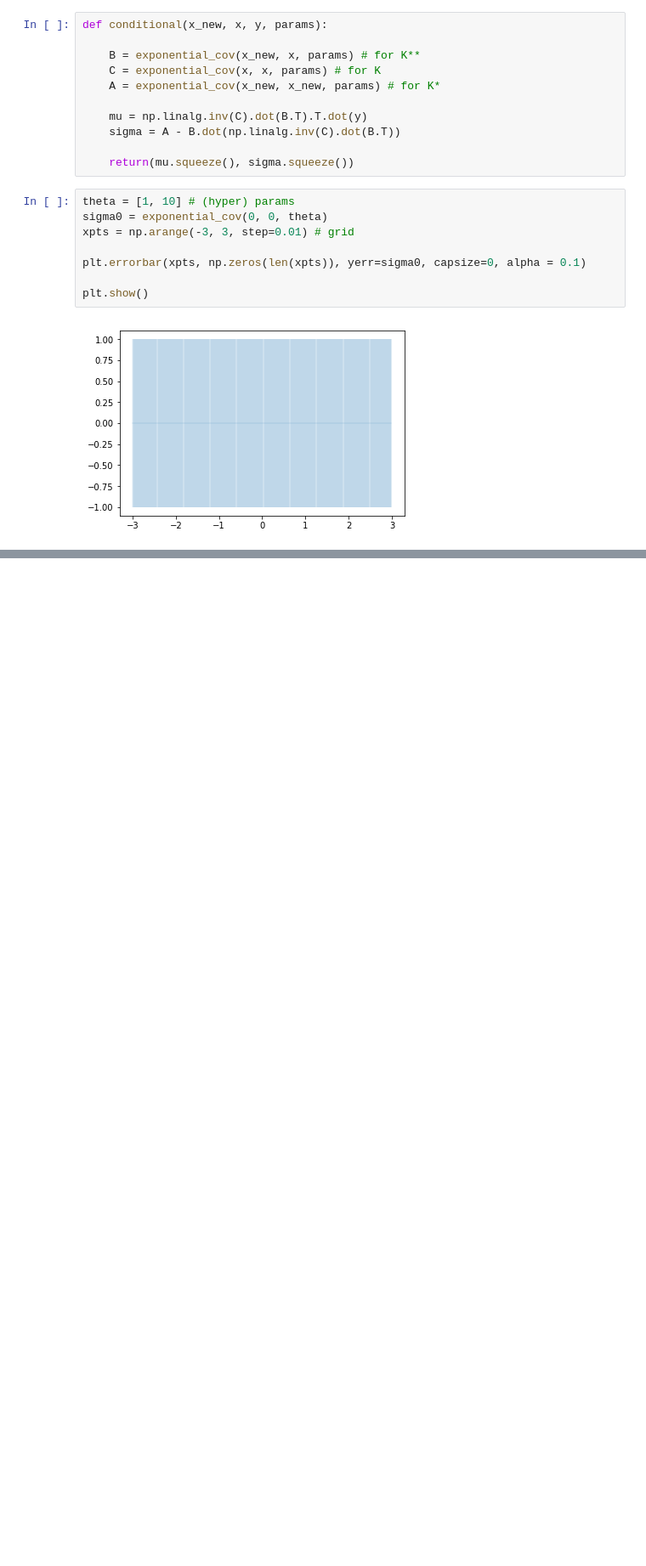
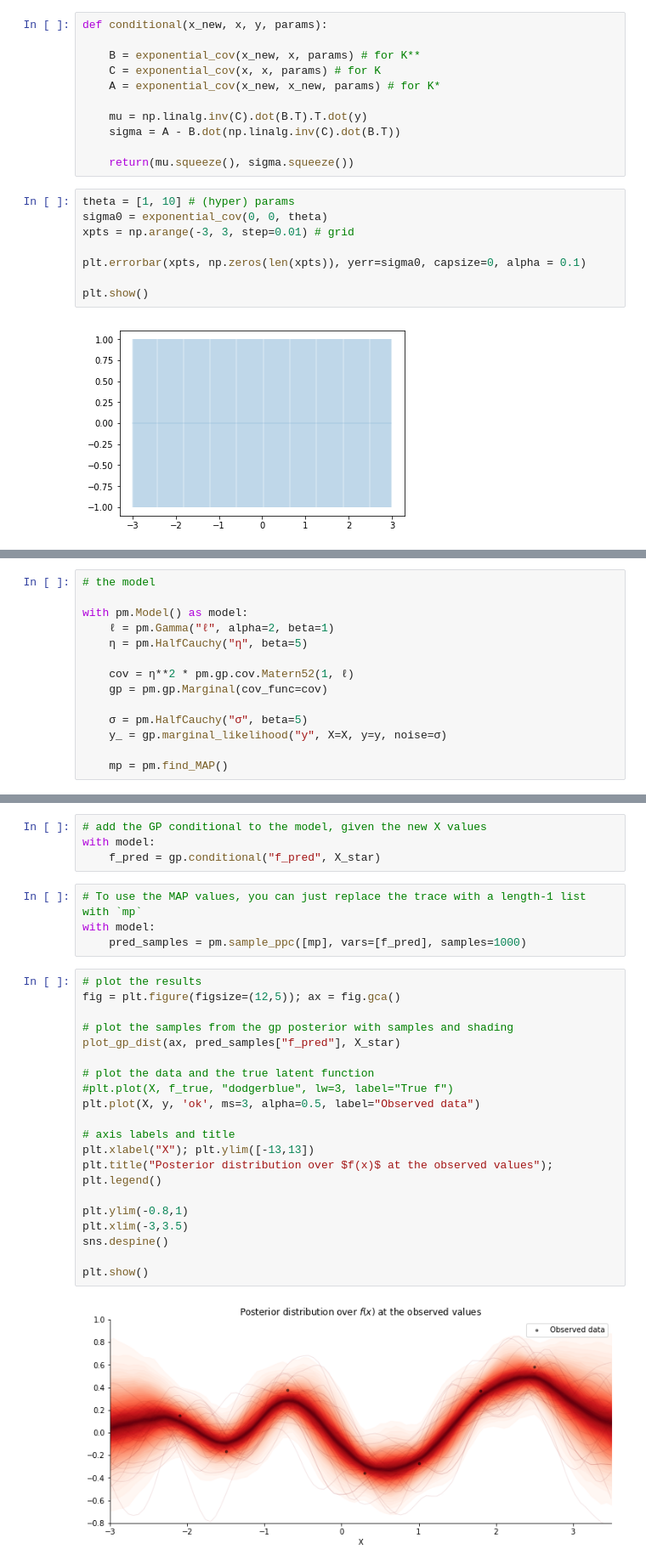
Before and after one commit to Polichinel/Master_Thesis, a Jupyter notebook: GP_test2.ipynb, the cells around one changed output, grey strips where cells are left out. Shown at 85% size. Saved outputs shown, nothing was run; the diff lists cells and outputs as text; blank space fills up the shorter version.

```diff
--- a/GP_test2.ipynb
+++ b/GP_test2.ipynb
@@ -115,0 +134,14 @@ plt.show()
+# %%
+# the model
+
+with pm.Model() as model:
+    ℓ = pm.Gamma("ℓ", alpha=2, beta=1)
+    η = pm.HalfCauchy("η", beta=5)
+
+    cov = η**2 * pm.gp.cov.Matern52(1, ℓ)
+    gp = pm.gp.Marginal(cov_func=cov)
+
+    σ = pm.HalfCauchy("σ", beta=5)
+    y_ = gp.marginal_likelihood("y", X=X, y=y, noise=σ)
+
+    mp = pm.find_MAP()
@@ -115,0 +158,30 @@ plt.show()
+# %%
+# add the GP conditional to the model, given the new X values
+with model:
+    f_pred = gp.conditional("f_pred", X_star)
+# %%
+# To use the MAP values, you can just replace the trace with a length-1 list with `mp`
+with model:
+    pred_samples = pm.sample_ppc([mp], vars=[f_pred], samples=1000)
+# %%
+# plot the results
+fig = plt.figure(figsize=(12,5)); ax = fig.gca()
+
+# plot the samples from the gp posterior with samples and shading
+plot_gp_dist(ax, pred_samples["f_pred"], X_star)
+
+# plot the data and the true latent function
+#plt.plot(X, f_true, "dodgerblue", lw=3, label="True f")
+plt.plot(X, y, 'ok', ms=3, alpha=0.5, label="Observed data")
+
+# axis labels and title
+plt.xlabel("X"); plt.ylim([-13,13])
+plt.title("Posterior distribution over $f(x)$ at the observed values"); plt.legend()
+
+plt.ylim(-0.8,1)
+plt.xlim(-3,3.5)
+sns.despine()
+
+plt.show()
+# %% [output]
+[figure, added]
```
Also changed, not shown: parts of 27 cells of this notebook.
